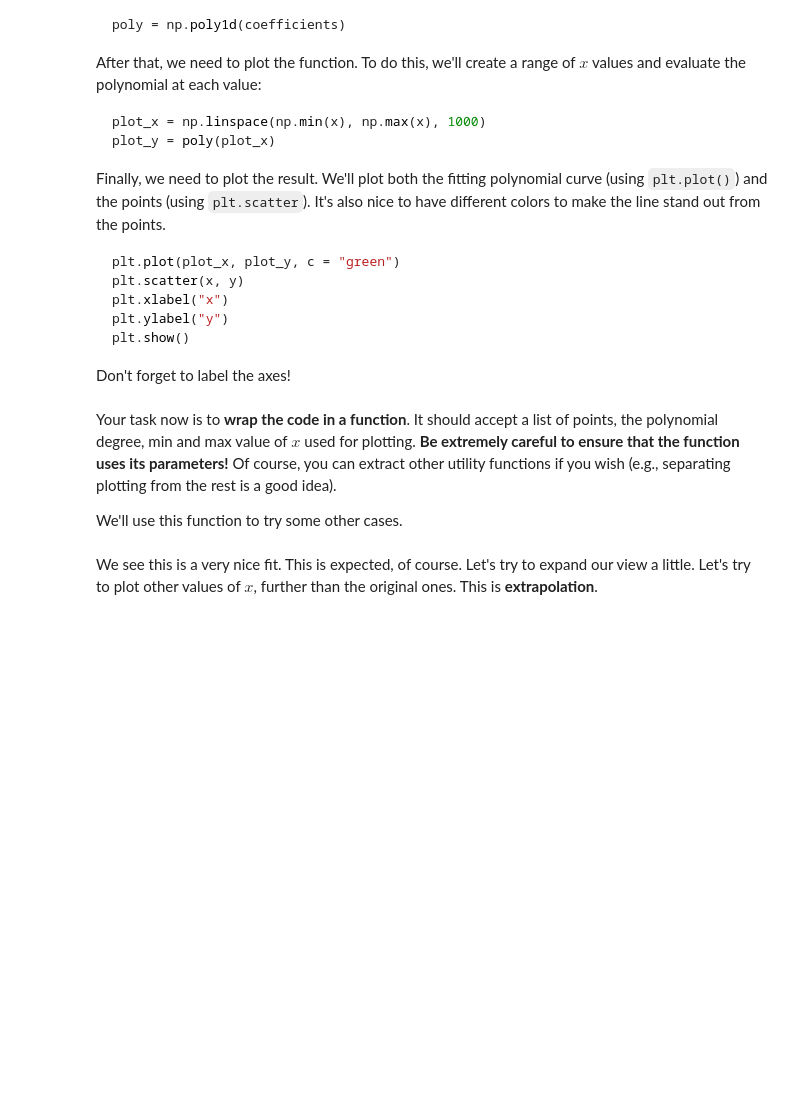
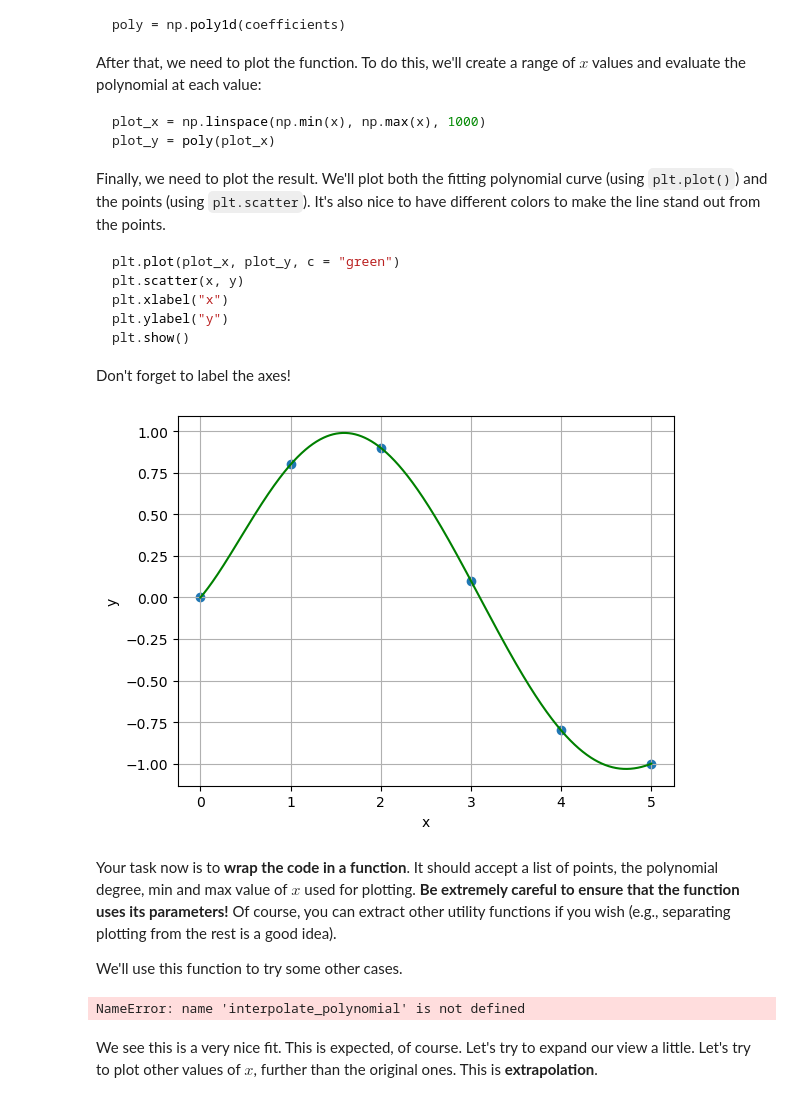
Before and after one commit to ip681/math-concepts-for-developers, a Jupyter notebook: 03. Basic algebra/Basic Algebra Exercise.ipynb, the cells around one changed output. Drawn from its saved outputs; the diff is of its cells as text; code cells hidden in the pictures; blank space fills up the shorter version.

```diff
--- a/03. Basic algebra/Basic Algebra Exercise.ipynb
+++ b/03. Basic algebra/Basic Algebra Exercise.ipynb
@@ -58,3 +62,30 @@ Don't forget to label the axes!
+# %%
+# Write your code here
+def plot_interpolation(points, degree, xmin, xmax):
+    # Extract the coordinates
+    x = points[:, 0]
+    y = points[:, 1]
+
+    # Calculate the interpolating polynomial
+    coefficients = np.polyfit(x, y, degree)
+    poly = np.poly1d(coefficients)
+
+    # Create a range of x values and evaluate the polynomial at each value
+    plot_x = np.linspace(xmin, xmax, 1000)
+    plot_y = poly(plot_x)
+
+    # Plot the result
+    plt.plot(plot_x, plot_y, c="g")
+    plt.scatter(x, y)
+    plt.xlabel("x")
+    plt.ylabel("y")
+    plt.grid()
+    plt.show()
+# %%
+points = np.array([(0, 0), (1, 0.8), (2, 0.9), (3, 0.1), (4, -0.8), (5, -1.0)])
+plot_interpolation(points, 5, 0, 5)
+# %% [output]
+[figure, added]
 # %% [markdown]
 Your task now is to **wrap the code in a function**. It should accept a list of points, the polynomial degree, min and max value of $x$ used for plotting. **Be extremely careful to ensure that the function uses its parameters!** Of course, you can extract other utility functions if you wish (e.g., separating plotting from the rest is a good idea).
 
@@ -72,6 +103,8 @@ def interpolate_polynomial(points, degree, min_x, max_x):
 # %%
 points = np.array([(0, 0), (1, 0.8), (2, 0.9), (3, 0.1), (4, -0.8), (5, -1.0)])
 interpolate_polynomial(points, len(points) - 1, np.min(points[:, 0]), np.max(points[:, 0]))
+# %% [output]
+NameError: name 'interpolate_polynomial' is not defined
 # %% [markdown]
 We see this is a very nice fit. This is expected, of course. Let's try to expand our view a little. Let's try to plot other values of $x$, further than the original ones. This is **extrapolation**.
 # %%
```
Also changed, not shown: parts of 3 cells of this notebook.
